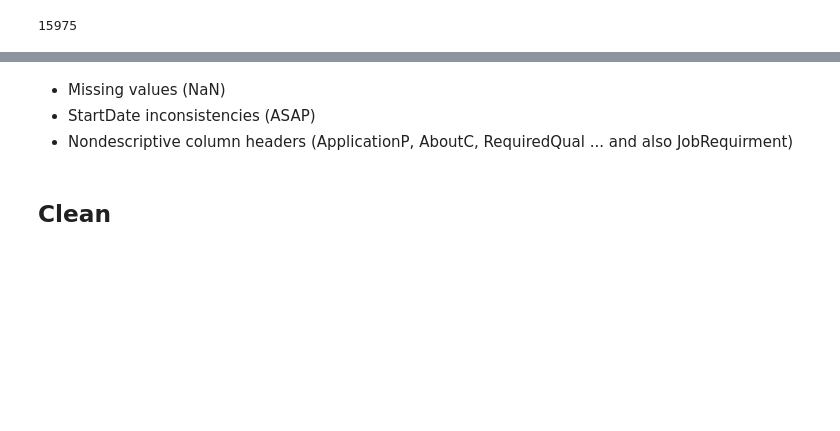
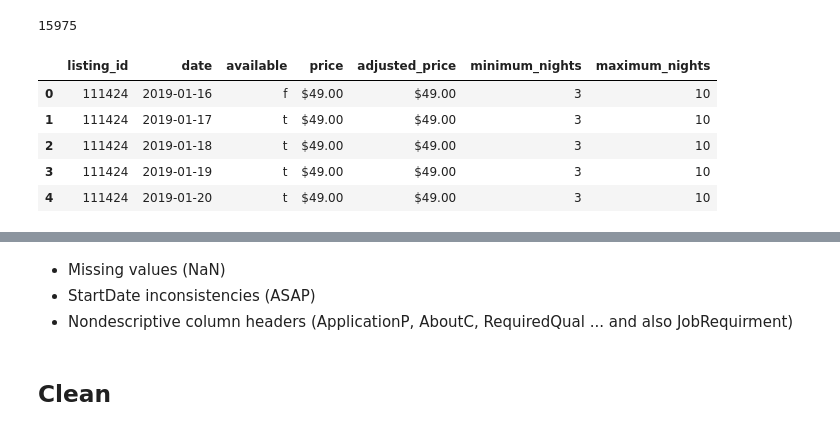
Before and after one commit to paulstancliffe/Blog-Post-AirBnB-Seattle, a Jupyter notebook: airbnb_rome.ipynb, the cells around one changed output, grey strips where cells are left out. Cells and saved outputs as stored; diff of their text form; code cells hidden in the pictures; blank space fills up the shorter version.

```diff
--- a/airbnb_rome.ipynb
+++ b/airbnb_rome.ipynb
@@ -12,6 +12,8 @@ pd.options.display.max_columns = 110
 # %%
 df = pd.read_csv('rome_summary_listings.csv')
 df_detail = pd.read_csv('rome_detailed_listings.csv')
+reviews = pd.read_csv('reviews.csv')
+calendar = pd.read_csv('calendar.csv')
 # %% [markdown]
 ## Assess
 # %%
@@ -69,3 +96,12 @@ df.describe()
 df['host_id'].nunique()
 # %% [output]
 15975
+# %%
+calendar.head()
+# %% [output]
+|  | listing_id | date | available | price | adjusted_price | minimum_nights | maximum_nights |
+| 0 | 111424 | 2019-01-16 | f | $49.00 | $49.00 | 3 | 10 |
+| 1 | 111424 | 2019-01-17 | t | $49.00 | $49.00 | 3 | 10 |
+| 2 | 111424 | 2019-01-18 | t | $49.00 | $49.00 | 3 | 10 |
+| 3 | 111424 | 2019-01-19 | t | $49.00 | $49.00 | 3 | 10 |
+| 4 | 111424 | 2019-01-20 | t | $49.00 | $49.00 | 3 | 10 |
```
Also changed, not shown: parts of 4 cells of this notebook.
